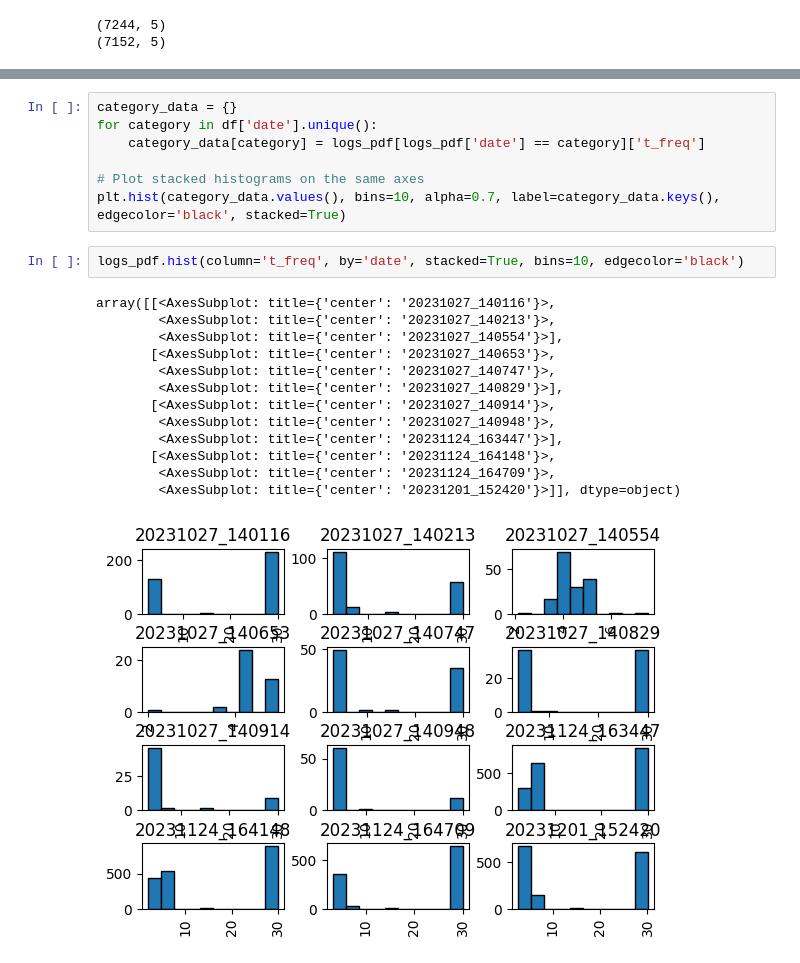
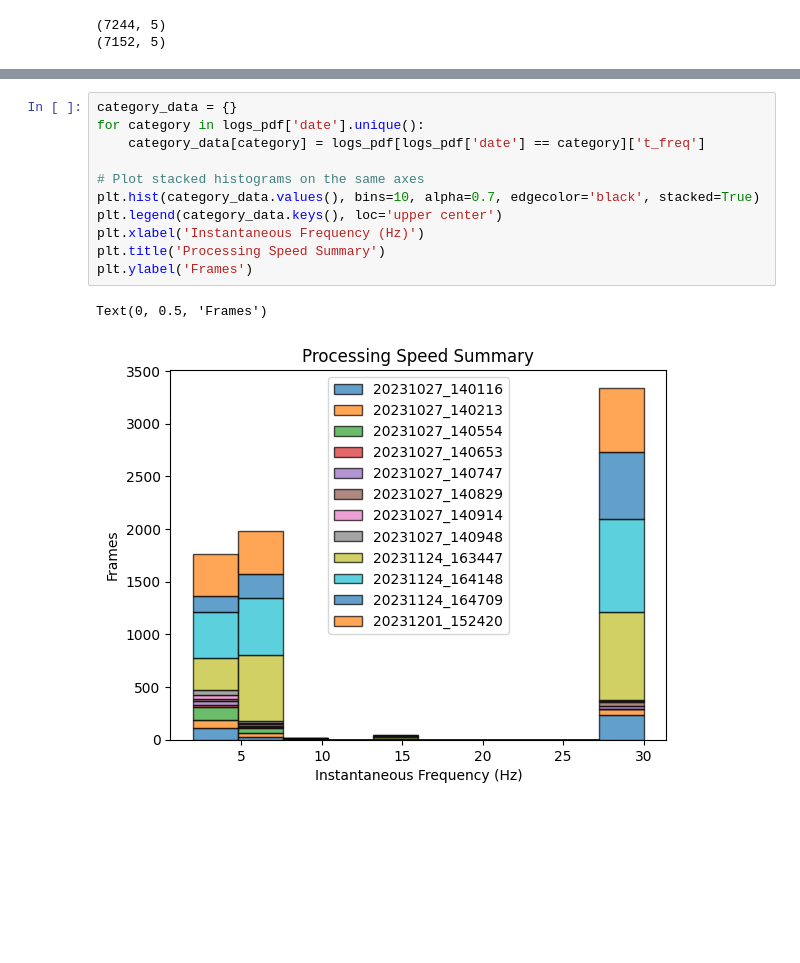
Before and after one commit to fohara115/adapt-patient-tracker, a Jupyter notebook: 3_analysis.ipynb, the cells around one changed output, grey strips where cells are left out. Saved outputs shown, nothing was run; the diff lists cells and outputs as text; blank space fills up the shorter version.

```diff
--- a/3_analysis.ipynb
+++ b/3_analysis.ipynb
@@ -108,23 +118,14 @@ df
 # %%
 category_data = {}
-for category in df['date'].unique():
+for category in logs_pdf['date'].unique():
     category_data[category] = logs_pdf[logs_pdf['date'] == category]['t_freq']
 
 # Plot stacked histograms on the same axes
-plt.hist(category_data.values(), bins=10, alpha=0.7, label=category_data.keys(), edgecolor='black', stacked=True)
+plt.hist(category_data.values(), bins=10, alpha=0.7, edgecolor='black', stacked=True)
+plt.legend(category_data.keys(), loc='upper center')
+plt.xlabel('Instantaneous Frequency (Hz)')
+plt.title('Processing Speed Summary')
+plt.ylabel('Frames')
+# %% [output]
+Text(0, 0.5, 'Frames')
+[figure, added]
-# %%
-logs_pdf.hist(column='t_freq', by='date', stacked=True, bins=10, edgecolor='black')
-# %% [output]
-array([[<AxesSubplot: title={'center': '20231027_140116'}>,
-        <AxesSubplot: title={'center': '20231027_140213'}>,
-        <AxesSubplot: title={'center': '20231027_140554'}>],
-       [<AxesSubplot: title={'center': '20231027_140653'}>,
-        <AxesSubplot: title={'center': '20231027_140747'}>,
-        <AxesSubplot: title={'center': '20231027_140829'}>],
-       [<AxesSubplot: title={'center': '20231027_140914'}>,
-        <AxesSubplot: title={'center': '20231027_140948'}>,
-        <AxesSubplot: title={'center': '20231124_163447'}>],
-       [<AxesSubplot: title={'center': '20231124_164148'}>,
-        <AxesSubplot: title={'center': '20231124_164709'}>,
-        <AxesSubplot: title={'center': '20231201_152420'}>]], dtype=object)
-[figure, removed]
```
Also changed, not shown: parts of 15 cells of this notebook.
